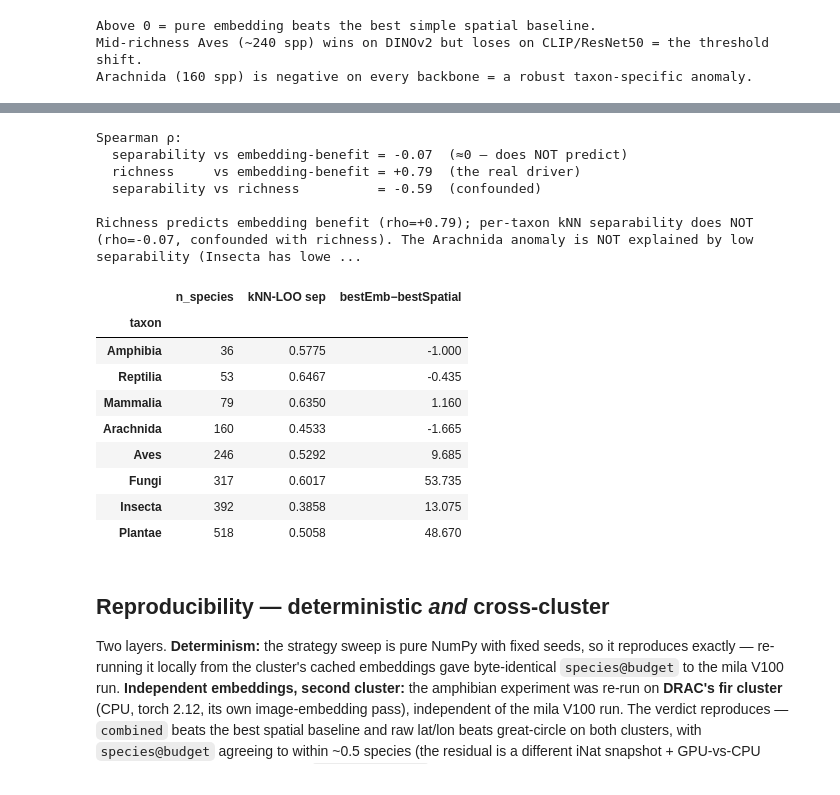
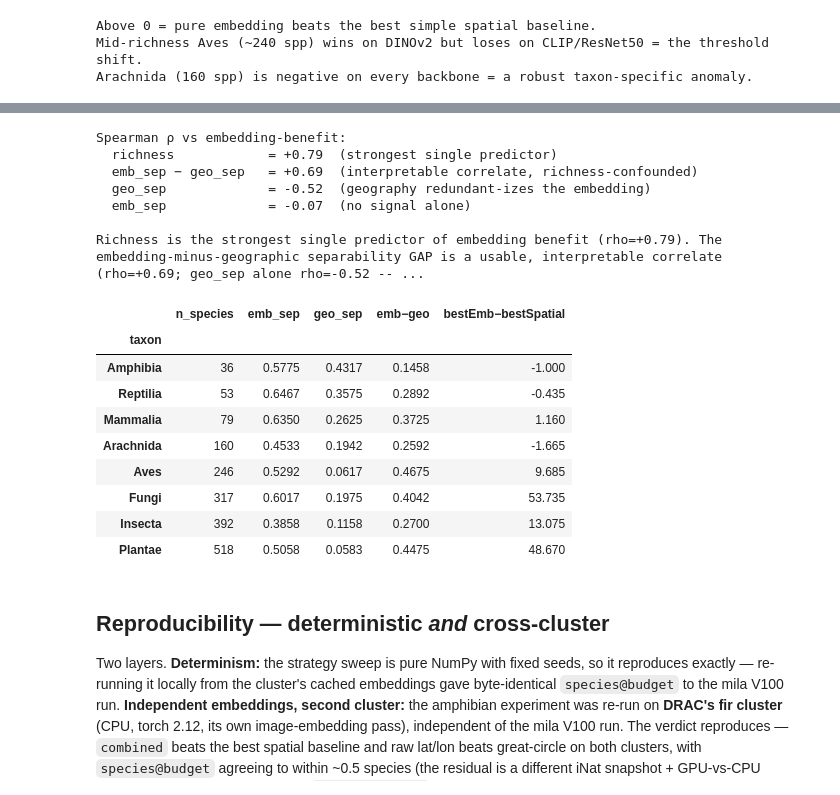
Before and after one commit to PollockLab/where-to-blitz, a Jupyter notebook: discovery-acquisition-experiment.ipynb, the cells around one changed output, grey strips where cells are left out. Cells and saved outputs as stored; diff of their text form; code cells hidden in the pictures.

```diff
--- a/discovery-acquisition-experiment.ipynb
+++ b/discovery-acquisition-experiment.ipynb
@@ -309,33 +315,35 @@ is part of an honest result.
 # %%
-import json
+import json, pandas as pd
 s = json.load(open('cluster_results/generalization/separability_dinov2.json'))
-import pandas as pd
-rows = [{'taxon': t, 'n_species': v['n_species'], 'kNN-LOO sep': v['knn_loo_sep'],
-         'bestEmb−bestSpatial': v['best_emb_minus_best_spatial']}
+rows = [{'taxon': t, 'n_species': v['n_species'], 'emb_sep': v['emb_sep'], 'geo_sep': v['geo_sep'],
+         'emb−geo': v['emb_minus_geo_sep'], 'bestEmb−bestSpatial': v['best_emb_minus_best_spatial']}
         for t, v in sorted(s['per_taxon'].items(), key=lambda kv: kv[1]['n_species'])]
-print("Spearman ρ:")
-print(f"  separability vs embedding-benefit = {s['spearman']['sep_vs_embBenefit']:+.2f}  (≈0 — does NOT predict)")
-print(f"  richness     vs embedding-benefit = {s['spearman']['richness_vs_embBenefit']:+.2f}  (the real driver)")
-print(f"  separability vs richness          = {s['spearman']['sep_vs_richness']:+.2f}  (confounded)")
+sp = s['spearman']
+print("Spearman ρ vs embedding-benefit:")
+print(f"  richness            = {sp['richness_vs_benefit']:+.2f}  (strongest single predictor)")
+print(f"  emb_sep − geo_sep   = {sp['emb_minus_geo_sep_vs_benefit']:+.2f}  (interpretable correlate, richness-confounded)")
+print(f"  geo_sep             = {sp['geo_sep_vs_benefit']:+.2f}  (geography redundant-izes the embedding)")
+print(f"  emb_sep             = {sp['emb_sep_vs_benefit']:+.2f}  (no signal alone)")
 print("\n" + s['conclusion'])
 pd.DataFrame(rows).set_index('taxon')
 # %% [output]
-Spearman ρ:
-  separability vs embedding-benefit = -0.07  (≈0 — does NOT predict)
-  richness     vs embedding-benefit = +0.79  (the real driver)
-  separability vs richness          = -0.59  (confounded)
+Spearman ρ vs embedding-benefit:
+  richness            = +0.79  (strongest single predictor)
+  emb_sep − geo_sep   = +0.69  (interpretable correlate, richness-confounded)
+  geo_sep             = -0.52  (geography redundant-izes the embedding)
+  emb_sep             = -0.07  (no signal alone)
 
-Richness predicts embedding benefit (rho=+0.79); per-taxon kNN separability does NOT (rho=-0.07, confounded with richness). The Arachnida anomaly is NOT explained by low separability (Insecta has lowe ...
+Richness is the strongest single predictor of embedding benefit (rho=+0.79). The embedding-minus-geographic separability GAP is a usable, interpretable correlate (rho=+0.69; geo_sep alone rho=-0.52 -- ...
-|  | n_species | kNN-LOO sep | bestEmb−bestSpatial |
-| taxon |  |  |  |
-| Amphibia | 36 | 0.5775 | -1.000 |
-| Reptilia | 53 | 0.6467 | -0.435 |
-| Mammalia | 79 | 0.6350 | 1.160 |
-| Arachnida | 160 | 0.4533 | -1.665 |
-| Aves | 246 | 0.5292 | 9.685 |
-| Fungi | 317 | 0.6017 | 53.735 |
-| Insecta | 392 | 0.3858 | 13.075 |
-| Plantae | 518 | 0.5058 | 48.670 |
+|  | n_species | emb_sep | geo_sep | emb−geo | bestEmb−bestSpatial |
+| taxon |  |  |  |  |  |
+| Amphibia | 36 | 0.5775 | 0.4317 | 0.1458 | -1.000 |
+| Reptilia | 53 | 0.6467 | 0.3575 | 0.2892 | -0.435 |
+| Mammalia | 79 | 0.6350 | 0.2625 | 0.3725 | 1.160 |
+| Arachnida | 160 | 0.4533 | 0.1942 | 0.2592 | -1.665 |
+| Aves | 246 | 0.5292 | 0.0617 | 0.4675 | 9.685 |
+| Fungi | 317 | 0.6017 | 0.1975 | 0.4042 | 53.735 |
+| Insecta | 392 | 0.3858 | 0.1158 | 0.2700 | 13.075 |
+| Plantae | 518 | 0.5058 | 0.0583 | 0.4475 | 48.670 |
 # %% [markdown]
 ## Reproducibility — deterministic *and* cross-cluster
 
```
Also changed, not shown: parts of 2 cells of this notebook, 3 other files.
